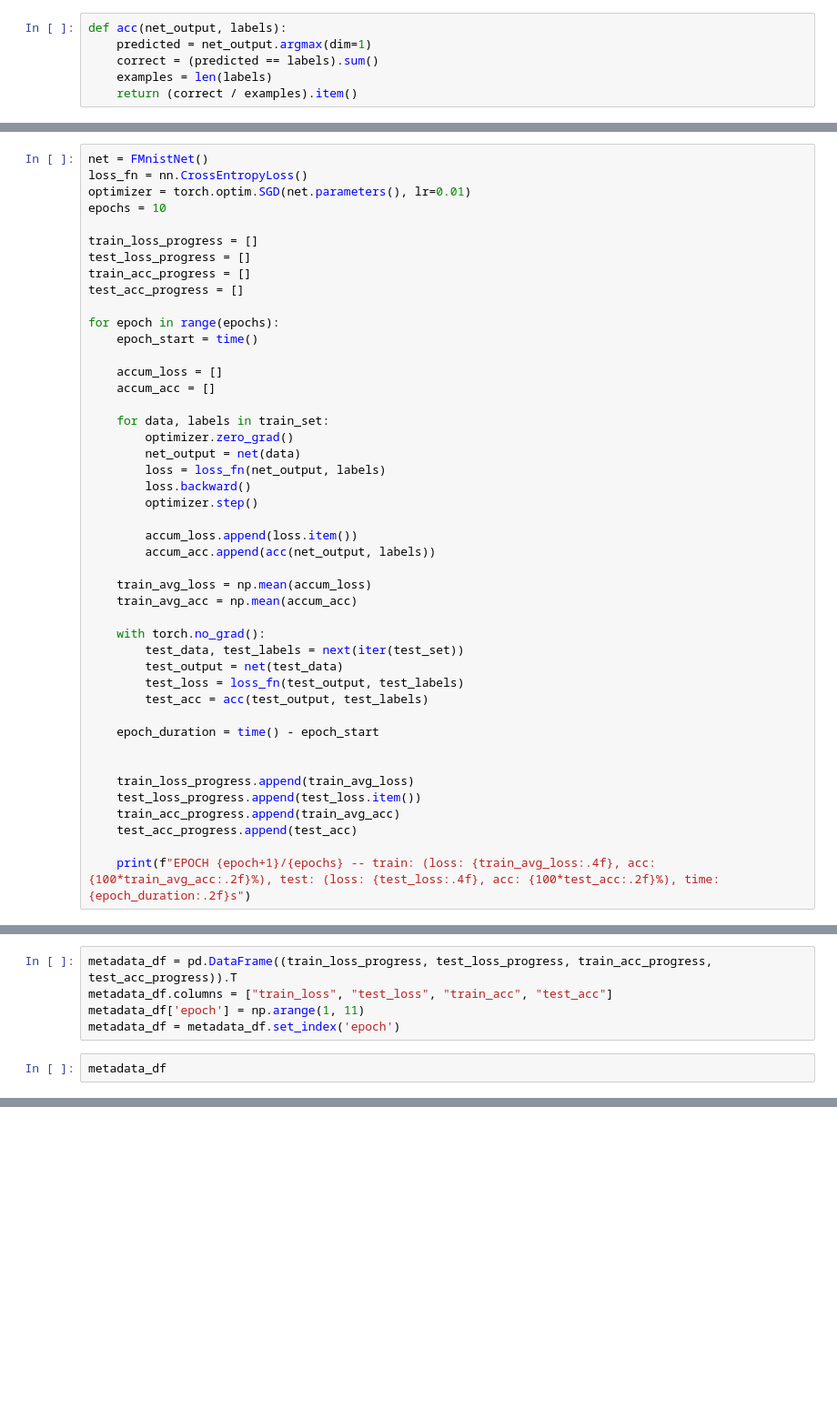
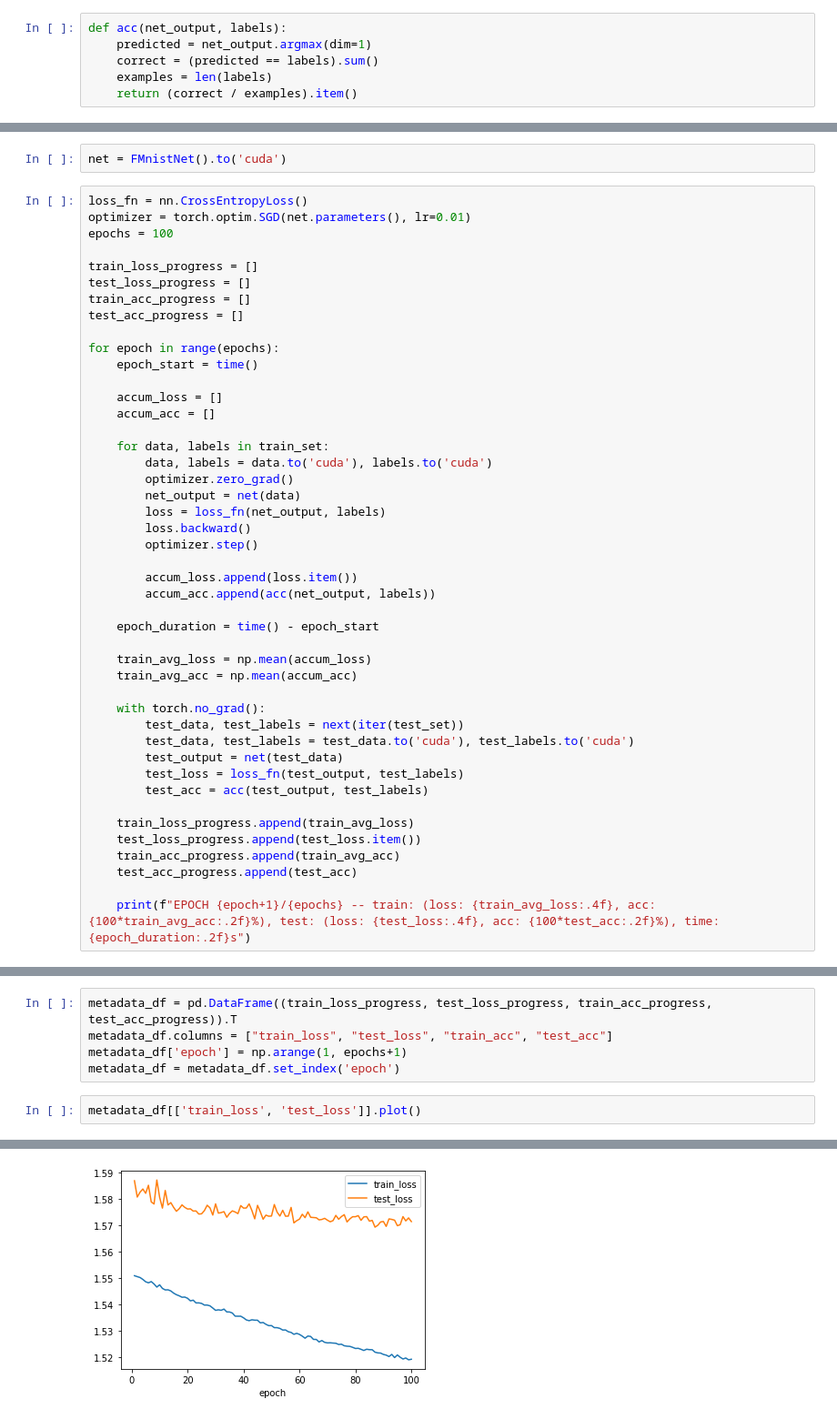
Before and after one commit to JanKapala/lunar-landing, a Jupyter notebook: src/fmnist/fmnist.ipynb, the cells around one changed output, grey strips where cells are left out. Shown at 91% size. Drawn from its saved outputs; the diff is of its cells as text; blank space fills up the shorter version.

Commit message:
WIP Fmnist

```diff
--- a/src/fmnist/fmnist.ipynb
+++ b/src/fmnist/fmnist.ipynb
@@ -58,8 +73,9 @@ test_set = DataLoader(TensorDataset(x_test_tensor, y_test_tensor), batch_size=le
+# %%
+net = FMnistNet().to('cuda')
 # %%
-net = FMnistNet()
 loss_fn = nn.CrossEntropyLoss()
 optimizer = torch.optim.SGD(net.parameters(), lr=0.01)
-epochs = 10
+epochs = 100
 
 train_loss_progress = []
 test_loss_progress = []
@@ -73,6 +89,7 @@ for epoch in range(epochs):
     accum_acc = []
 
     for data, labels in train_set:
+        data, labels = data.to('cuda'), labels.to('cuda')
         optimizer.zero_grad()
         net_output = net(data)
         loss = loss_fn(net_output, labels)
@@ -82,17 +99,17 @@ for epoch in range(epochs):
         accum_loss.append(loss.item())
         accum_acc.append(acc(net_output, labels))
 
+    epoch_duration = time() - epoch_start
+
     train_avg_loss = np.mean(accum_loss)
     train_avg_acc = np.mean(accum_acc)
 
     with torch.no_grad():
         test_data, test_labels = next(iter(test_set))
+        test_data, test_labels = test_data.to('cuda'), test_labels.to('cuda')
         test_output = net(test_data)
         test_loss = loss_fn(test_output, test_labels)
         test_acc = acc(test_output, test_labels)
-
-    epoch_duration = time() - epoch_start
-
 
     train_loss_progress.append(train_avg_loss)
     test_loss_progress.append(test_loss.item())
@@ -114,8 +138,8 @@ EPOCH 10/10 -- train: (loss: 1.6878, acc: 77.60%), test: (loss: 1.6908, acc: 77.
 # %%
 metadata_df = pd.DataFrame((train_loss_progress, test_loss_progress, train_acc_progress, test_acc_progress)).T
 metadata_df.columns = ["train_loss", "test_loss", "train_acc", "test_acc"]
-metadata_df['epoch'] = np.arange(1, 11)
+metadata_df['epoch'] = np.arange(1, epochs+1)
 metadata_df = metadata_df.set_index('epoch')
 # %%
-metadata_df
+metadata_df[['train_loss', 'test_loss']].plot()
 # %% [output]
@@ -133,0 +147 @@ metadata_df
+[figure, added]
```
Also changed, not shown: parts of 6 cells of this notebook, 2 other files.
